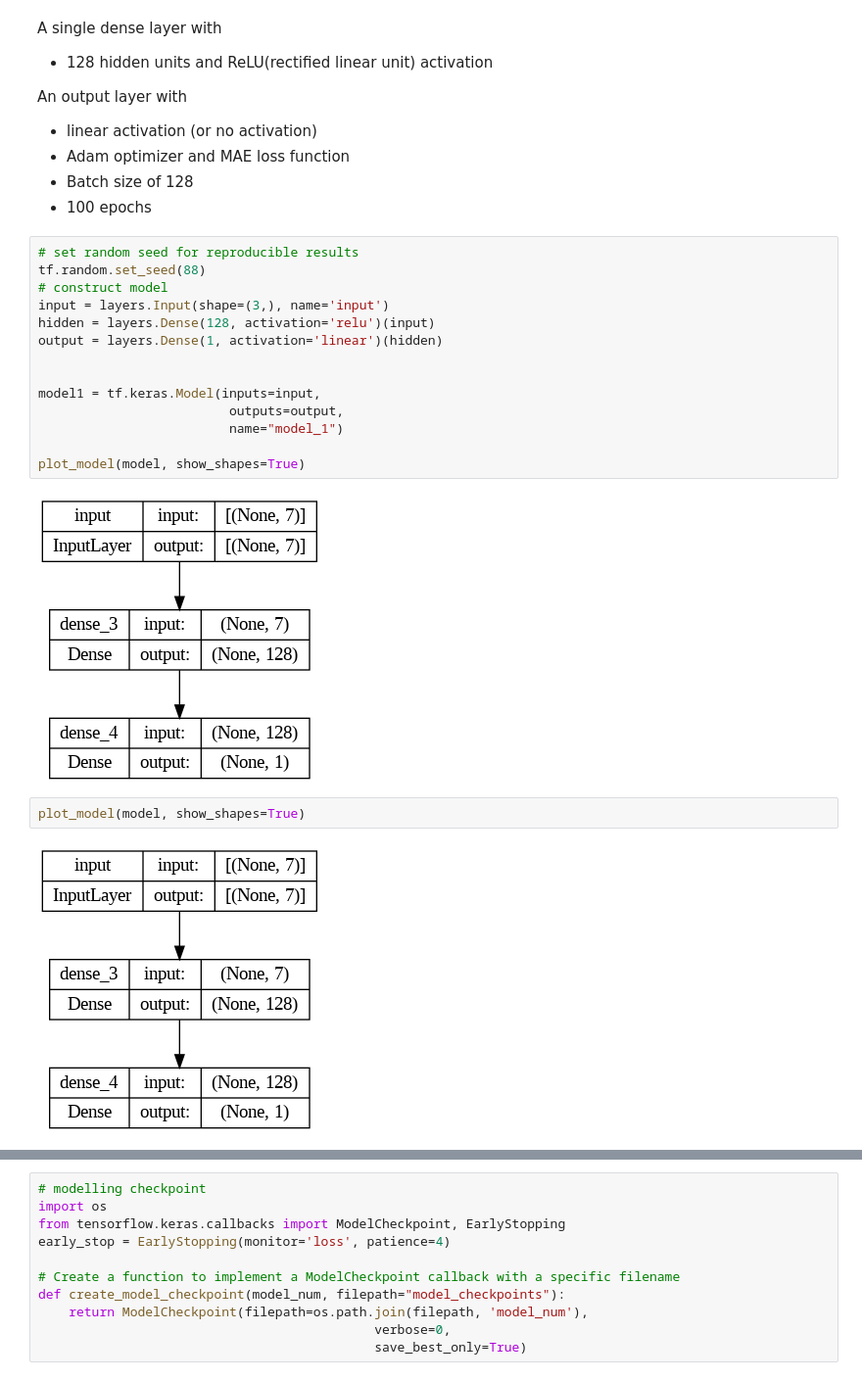
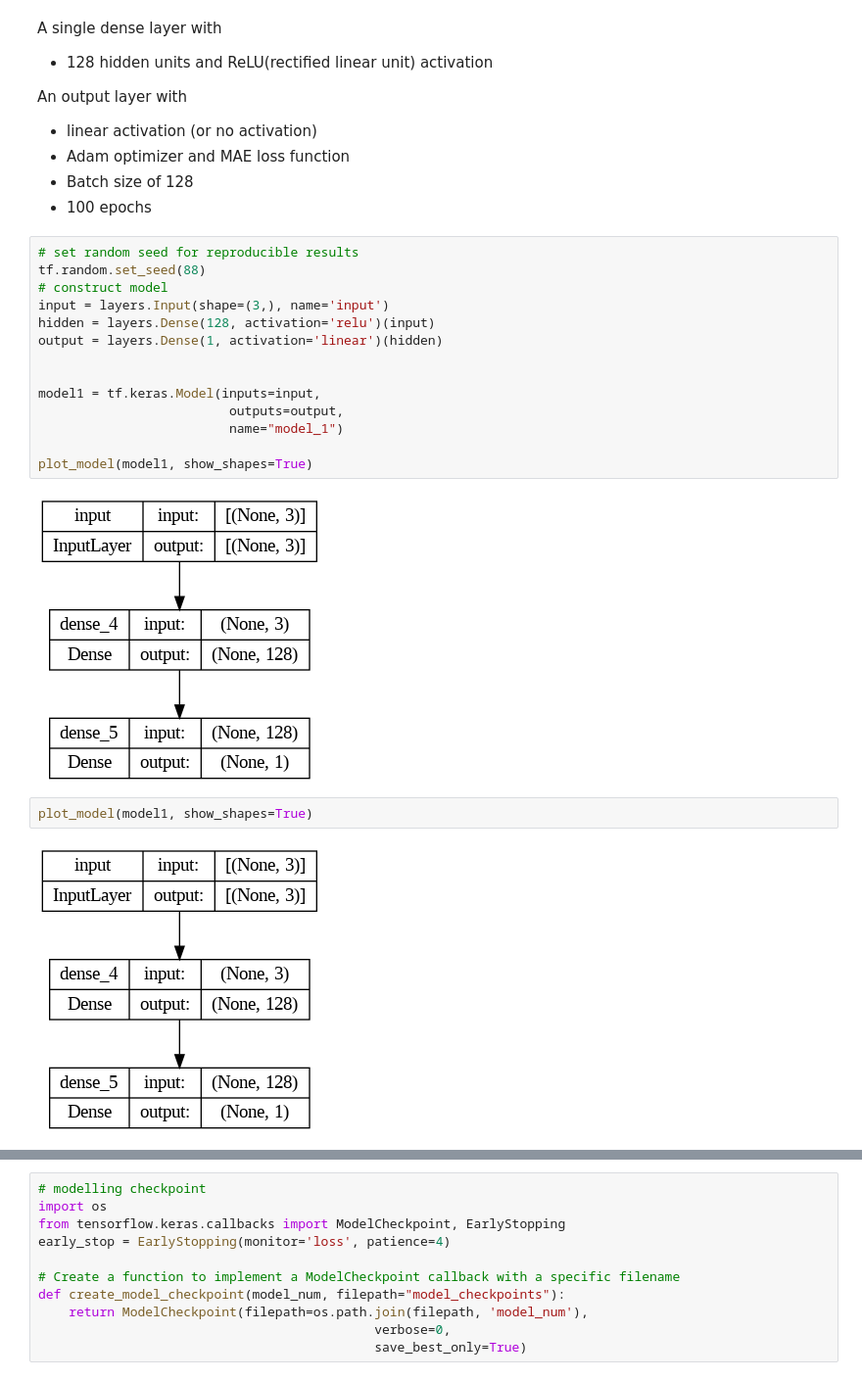
Before and after one commit to ucheokechukwu/Stock-Prediction-with-Supervised-and-Reinforcement-Learning, a Jupyter notebook: src/Feature_Engineering_Baseline_Models.ipynb, the cells around one changed output, grey strips where cells are left out. Shown: that part at 98% size. Saved outputs shown, nothing was run; the diff lists cells and outputs as text.

```diff
--- a/src/Feature_Engineering_Baseline_Models.ipynb
+++ b/src/Feature_Engineering_Baseline_Models.ipynb
@@ -233,23 +218,23 @@ An output layer with
 # %%
 # set random seed for reproducible results
 tf.random.set_seed(88)
 # construct model
 input = layers.Input(shape=(3,), name='input')
 hidden = layers.Dense(128, activation='relu')(input)
 output = layers.Dense(1, activation='linear')(hidden)
 
 
 model1 = tf.keras.Model(inputs=input,
                          outputs=output,
                          name="model_1")
 
-plot_model(model, show_shapes=True)
+plot_model(model1, show_shapes=True)
 # %% [output]
-[figure, old version]
+[figure, new version]
 # %%
-plot_model(model, show_shapes=True)
+plot_model(model1, show_shapes=True)
 # %% [output]
-[figure, old version]
+[figure, new version]
 # %%
 # function to train test split the X and y
 def train_test_splits(X, y, test_split=0.2):
```
Also changed, not shown: parts of 23 cells of this notebook.
